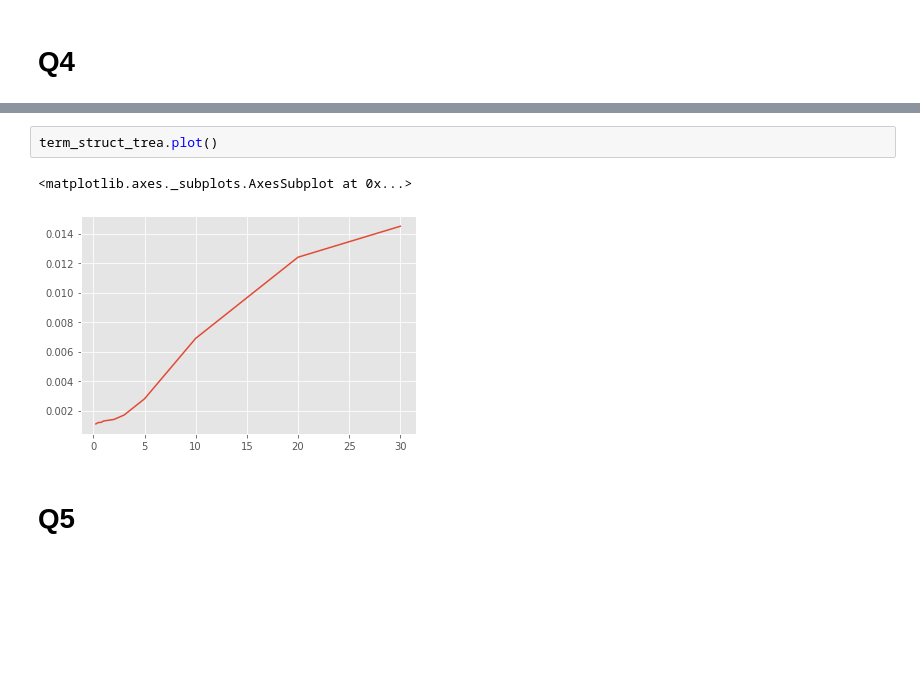
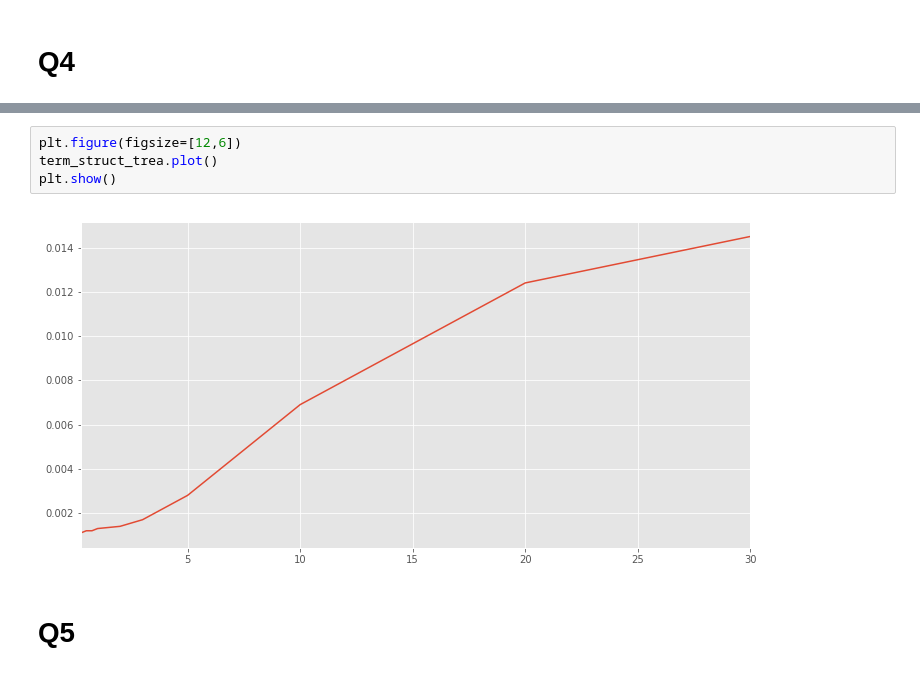
Before and after one commit to fuzhongzhou/Optimization-Projects, a Jupyter notebook: Pipeline.ipynb, the cells around one changed output, grey strips where cells are left out. Saved outputs shown, nothing was run; the diff lists cells and outputs as text; blank space fills up the shorter version.

```diff
--- a/Pipeline.ipynb
+++ b/Pipeline.ipynb
@@ -160,8 +166,9 @@ pd.Series(impliedrates, index=0.5 * np.array(range(1, 17))).plot()
-# %%
-term_struct_trea.plot()
-# %% [output]
-<matplotlib.axes._subplots.AxesSubplot at 0x...>
-[figure, removed]
+# %%
+plt.figure(figsize=[12,6])
+term_struct_trea.plot()
+plt.show()
+# %% [output]
+[figure, added]
 # %% [markdown]
 # Q5
 # %%
```
Also changed, not shown: parts of 8 cells of this notebook.
